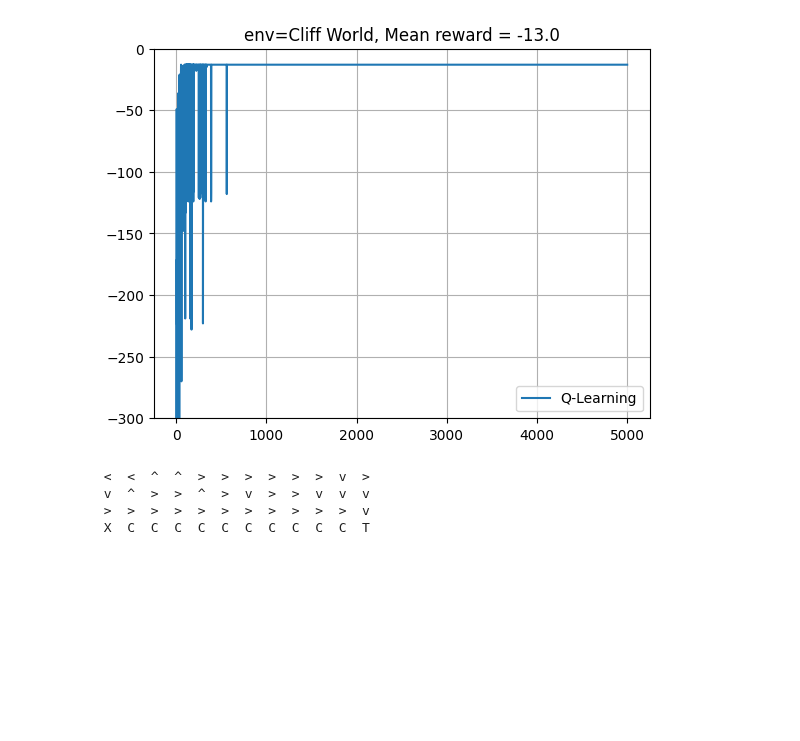
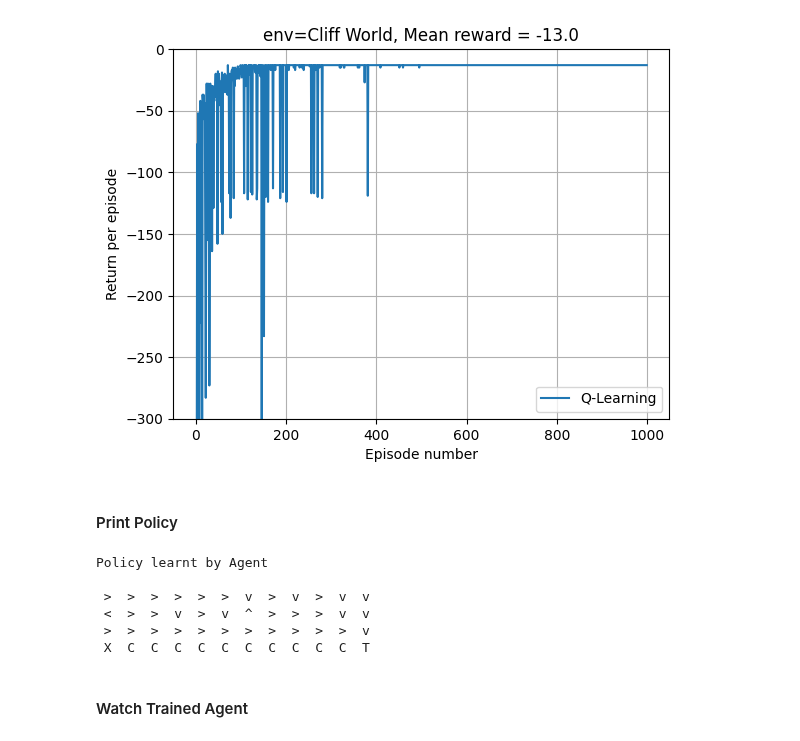
Before and after one commit to nsanghi/drl-2ed, a Jupyter notebook: chapter4/4.d-qlearning.ipynb, the cells around one changed output. Saved outputs shown, nothing was run; the diff lists cells and outputs as text; code cells hidden in the pictures; blank space fills up the shorter version.

```diff
--- a/chapter4/4.d-qlearning.ipynb
+++ b/chapter4/4.d-qlearning.ipynb
@@ -88,28 +116,9 @@ def plot_rewards(env_name, rewards, label):
     plt.grid()
     plt.legend()
     plt.ylim(-300, 0)
+    plt.xlabel("Episode number")
+    plt.ylabel("Return per episode")
     plt.show()
-# %%
-# training algorithm
-def train_agent(env, agent, episode_cnt=10000, tmax=10000, anneal_eps=True):
-    episode_rewards = []
-    for i in range(episode_cnt):
-        G = 0
-        state, _ = env.reset()
-        for t in range(tmax):
-            action = agent.get_action(state)
-            next_state, reward, done, _, _ = env.step(action)
-            agent.update(state, action, reward, next_state, done)
-            G += reward
-            if done:
-                episode_rewards.append(G)
-                # to reduce the exploration probability epsilon over the
-                # training period.
-                if anneal_eps:
-                    agent.epsilon = agent.epsilon * 0.99
-                break
-            state = next_state
-    return np.array(episode_rewards)
 # %%
 # helper function to print policy under Cliff world
 def print_policy(env, agent):
@@ -135,5 +168,3 @@ def print_policy(env, agent):
 # %%
 # create cliff world environment
-env = gym.make("CliffWalking-v0", render_mode="rgb_array")
-env.reset()
-plt.imshow(env.render())
+env = gym.make("CliffWalking-v0")
@@ -149,14 +177,20 @@ agent = QLearningAgent(alpha=0.25, epsilon=0.2, gamma=0.99,
 rewards = train_agent(env, agent, episode_cnt = 5000)
 # %%
 # Plot rewards
-plot_rewards("Cliff World",rewards, 'Q-Learning')
+plot_rewards("Cliff World",rewards[:1000], 'Q-Learning')
 # %% [output]
-[figure, old version]
+[figure, new version]
+# %% [markdown]
+#### Print Policy
 # %%
 # print policy
 print_policy(env, agent)
 # %% [output]
- <  <  ^  ^  >  >  >  >  >  >  v  >
- v  ^  >  >  ^  >  v  >  >  v  v  v
+Policy learnt by Agent
+
+ >  >  >  >  >  >  v  >  v  >  v  v
+ <  >  >  v  >  v  ^  >  >  >  v  v
  >  >  >  >  >  >  >  >  >  >  >  v
  X  C  C  C  C  C  C  C  C  C  C  T
+# %% [markdown]
+#### Watch Trained Agent
```
Also changed, not shown: parts of 20 cells of this notebook, 5 other files.
